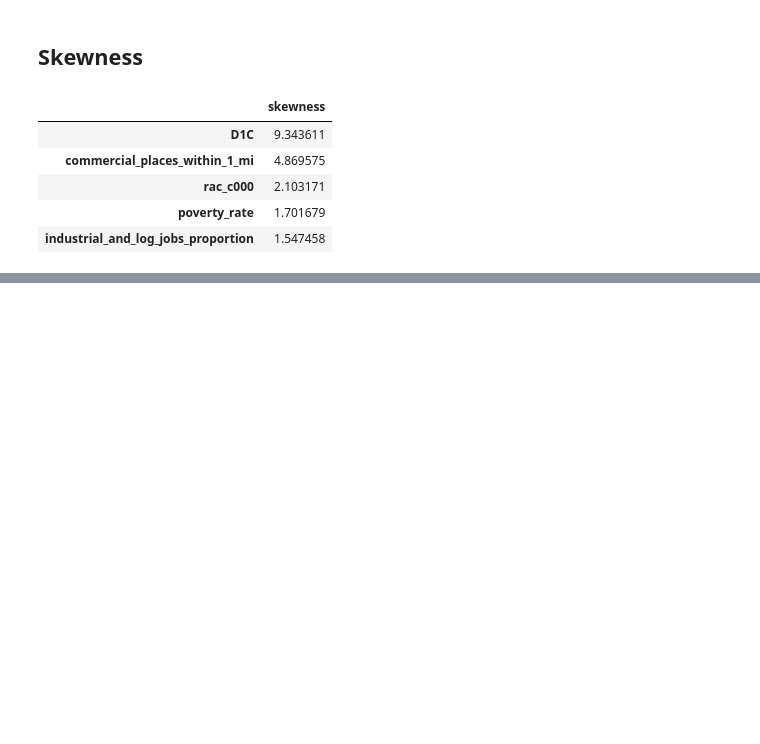
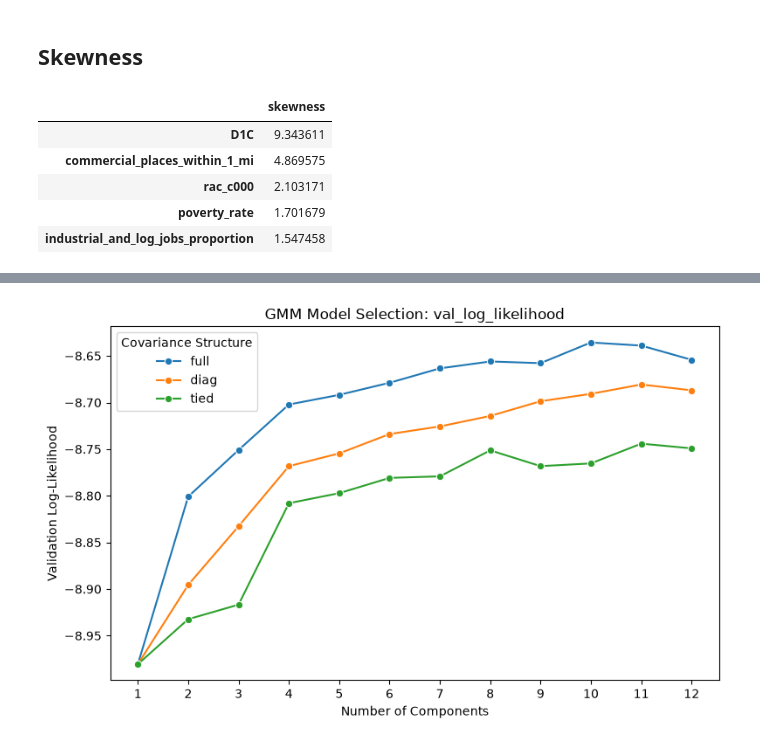
Before and after one commit to Ransommac13/mads_milestone_two, a Jupyter notebook: src/unsupervised_clustering/unsupervised_eda.ipynb, the cells around one changed output, grey strips where cells are left out. Cells and saved outputs as stored; diff of their text form; code cells hidden in the pictures; blank space fills up the shorter version.

```diff
--- a/src/unsupervised_clustering/unsupervised_eda.ipynb
+++ b/src/unsupervised_clustering/unsupervised_eda.ipynb
@@ -70,0 +86,4 @@ skewed_cols = skewness_df[skewness_df['skewness'].abs() >= 1].index
+# %%
+plot_gmm_results(gmm_results_five_pcs, metric='val_log_likelihood')
+# %% [output]
+[figure, added]
```
Also changed, not shown: parts of 9 cells of this notebook, 6 other files.
